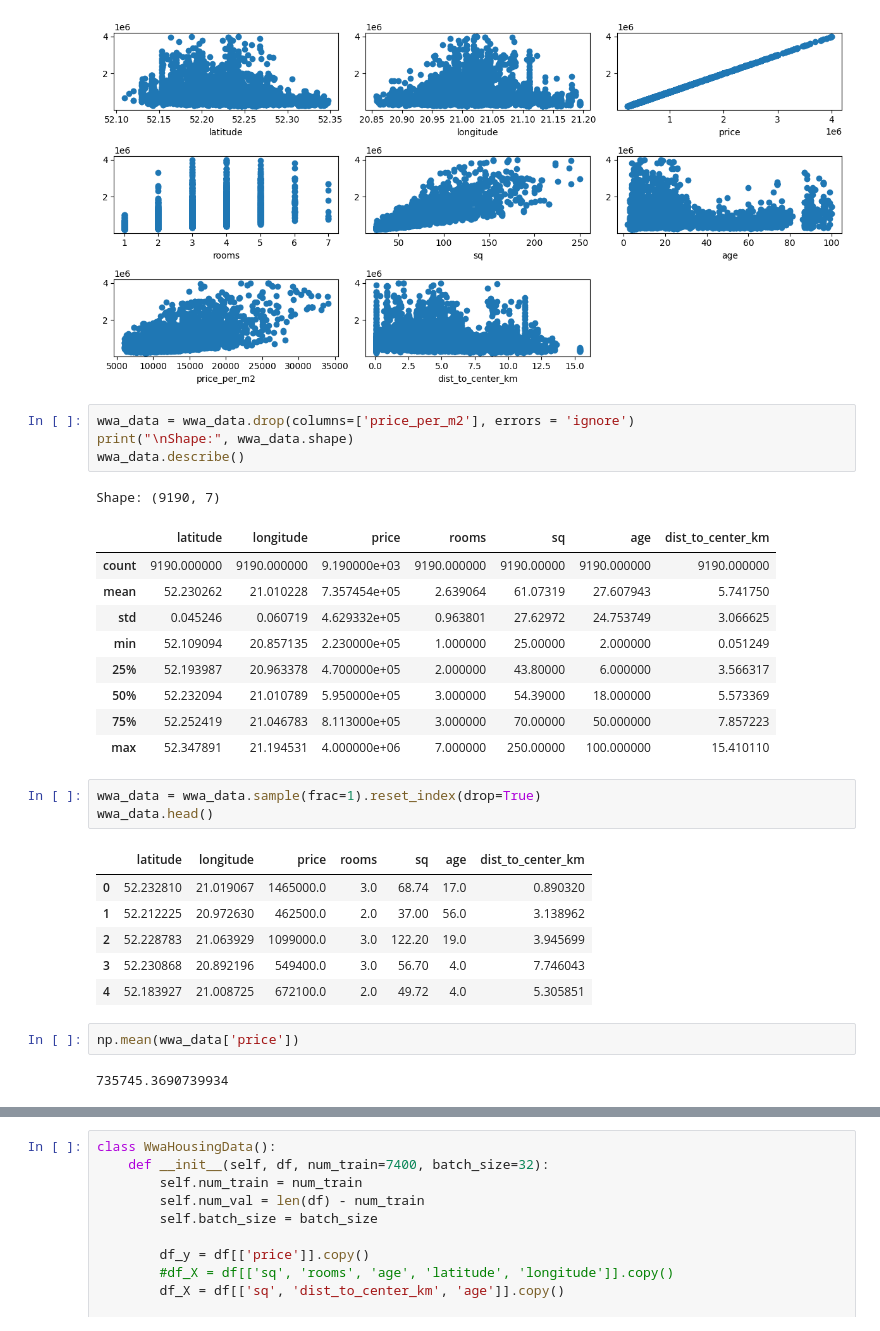
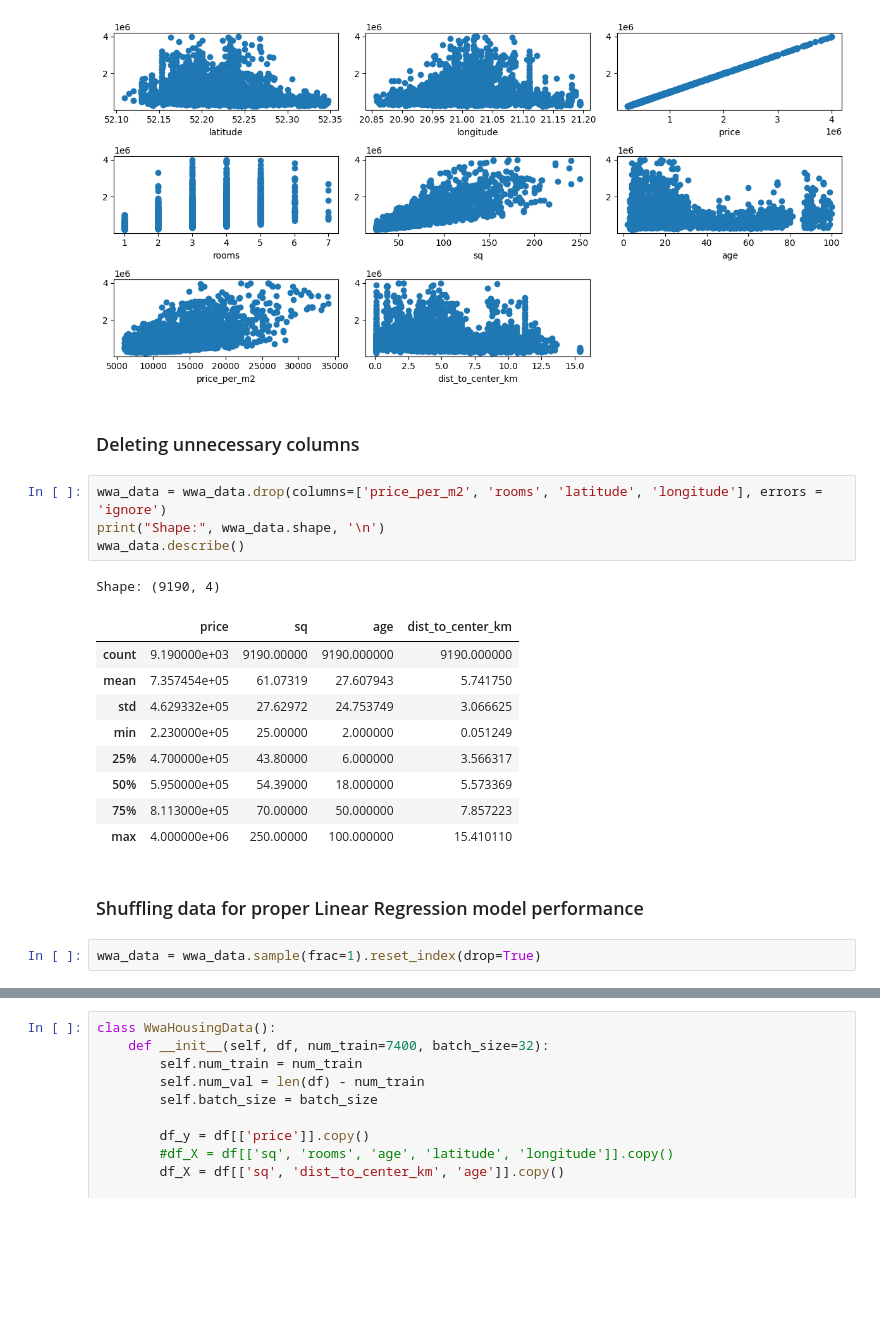
Before and after one commit to M4rselo/Warsaw-Housing-Model, a Jupyter notebook: wwa-housing-linear-model.ipynb, the cells around one changed output, grey strips where cells are left out. Saved outputs shown, nothing was run; the diff lists cells and outputs as text; blank space fills up the shorter version.

Commit message:
Update wwa-housing-linear-model.ipynb
Version 1 ready (not really paid attention to descriptions)

```diff
--- a/wwa-housing-linear-model.ipynb
+++ b/wwa-housing-linear-model.ipynb
@@ -143,32 +158,24 @@ print(len(wwa_data))
 plot_data(wwa_data, 'scatter')
 # %% [output]
 [figure]
+# %% [markdown]
+### Deleting unnecessary columns
 # %%
-wwa_data = wwa_data.drop(columns=['price_per_m2'], errors = 'ignore')
-print("\nShape:", wwa_data.shape)
+wwa_data = wwa_data.drop(columns=['price_per_m2', 'rooms', 'latitude', 'longitude'], errors = 'ignore')
+print("Shape:", wwa_data.shape, '\n')
 wwa_data.describe()
 # %% [output]
-Shape: (9190, 7)
+Shape: (9190, 4)
-|  | latitude | longitude | price | rooms | sq | age | dist_to_center_km |
-| count | 9190.000000 | 9190.000000 | 9.190000e+03 | 9190.000000 | 9190.00000 | 9190.000000 | 9190.000000 |
-| mean | 52.230262 | 21.010228 | 7.357454e+05 | 2.639064 | 61.07319 | 27.607943 | 5.741750 |
-| std | 0.045246 | 0.060719 | 4.629332e+05 | 0.963801 | 27.62972 | 24.753749 | 3.066625 |
-| min | 52.109094 | 20.857135 | 2.230000e+05 | 1.000000 | 25.00000 | 2.000000 | 0.051249 |
-| 25% | 52.193987 | 20.963378 | 4.700000e+05 | 2.000000 | 43.80000 | 6.000000 | 3.566317 |
-| 50% | 52.232094 | 21.010789 | 5.950000e+05 | 3.000000 | 54.39000 | 18.000000 | 5.573369 |
-| 75% | 52.252419 | 21.046783 | 8.113000e+05 | 3.000000 | 70.00000 | 50.000000 | 7.857223 |
-| max | 52.347891 | 21.194531 | 4.000000e+06 | 7.000000 | 250.00000 | 100.000000 | 15.410110 |
+|  | price | sq | age | dist_to_center_km |
+| count | 9.190000e+03 | 9190.00000 | 9190.000000 | 9190.000000 |
+| mean | 7.357454e+05 | 61.07319 | 27.607943 | 5.741750 |
+| std | 4.629332e+05 | 27.62972 | 24.753749 | 3.066625 |
+| min | 2.230000e+05 | 25.00000 | 2.000000 | 0.051249 |
+| 25% | 4.700000e+05 | 43.80000 | 6.000000 | 3.566317 |
+| 50% | 5.950000e+05 | 54.39000 | 18.000000 | 5.573369 |
+| 75% | 8.113000e+05 | 70.00000 | 50.000000 | 7.857223 |
+| max | 4.000000e+06 | 250.00000 | 100.000000 | 15.410110 |
+# %% [markdown]
+### Shuffling data for proper Linear Regression model performance
 # %%
 wwa_data = wwa_data.sample(frac=1).reset_index(drop=True)
-wwa_data.head()
-# %% [output]
-|  | latitude | longitude | price | rooms | sq | age | dist_to_center_km |
-| 0 | 52.232810 | 21.019067 | 1465000.0 | 3.0 | 68.74 | 17.0 | 0.890320 |
-| 1 | 52.212225 | 20.972630 | 462500.0 | 2.0 | 37.00 | 56.0 | 3.138962 |
-| 2 | 52.228783 | 21.063929 | 1099000.0 | 3.0 | 122.20 | 19.0 | 3.945699 |
-| 3 | 52.230868 | 20.892196 | 549400.0 | 3.0 | 56.70 | 4.0 | 7.746043 |
-| 4 | 52.183927 | 21.008725 | 672100.0 | 2.0 | 49.72 | 4.0 | 5.305851 |
-# %%
-np.mean(wwa_data['price'])
-# %% [output]
-735745.3690739934
```
Also changed, not shown: parts of 27 cells of this notebook.
